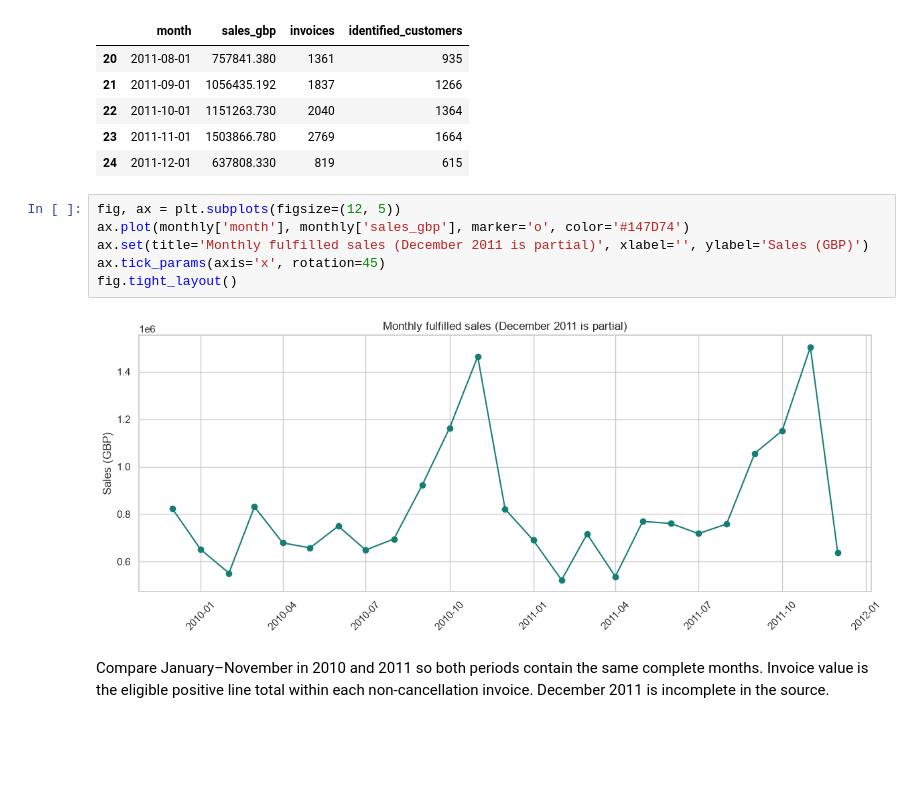
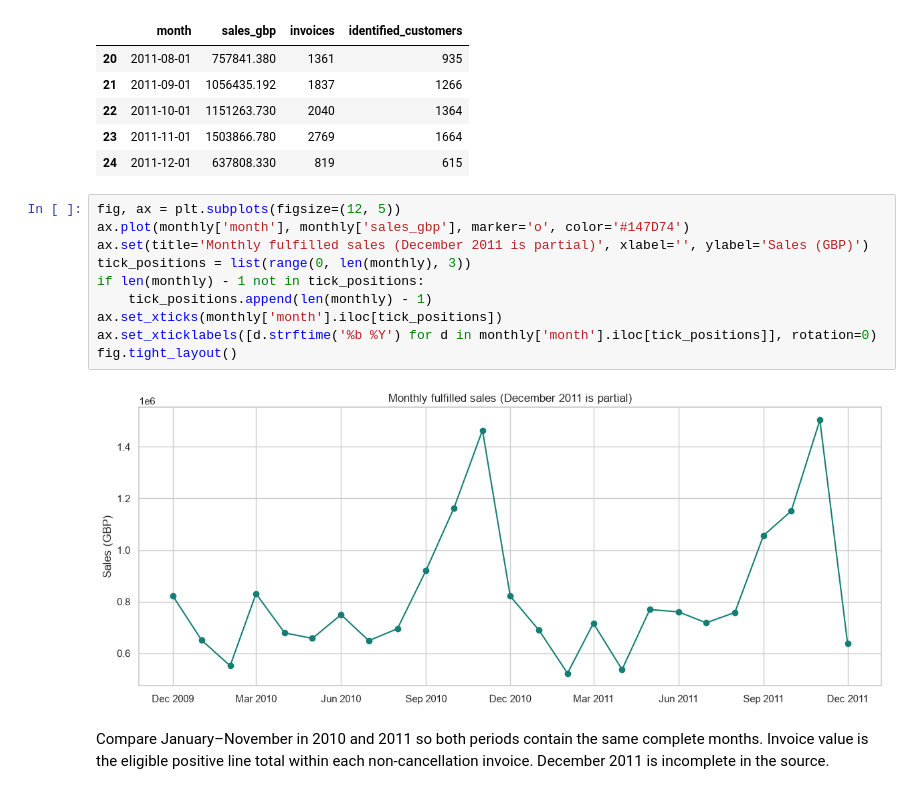
Before and after one commit to nkantadanieletop-jpg/online-retail-growth-analysis, a Jupyter notebook: notebooks/01_retail_growth_analysis.ipynb, the cells around one changed output. Drawn from its saved outputs; the diff is of its cells as text; blank space fills up the shorter version.

Commit message:
Improve analysis chart readability

```diff
--- a/notebooks/01_retail_growth_analysis.ipynb
+++ b/notebooks/01_retail_growth_analysis.ipynb
@@ -62,11 +62,15 @@ monthly.tail()
 # %%
 fig, ax = plt.subplots(figsize=(12, 5))
 ax.plot(monthly['month'], monthly['sales_gbp'], marker='o', color='#147D74')
 ax.set(title='Monthly fulfilled sales (December 2011 is partial)', xlabel='', ylabel='Sales (GBP)')
-ax.tick_params(axis='x', rotation=45)
+tick_positions = list(range(0, len(monthly), 3))
+if len(monthly) - 1 not in tick_positions:
+    tick_positions.append(len(monthly) - 1)
+ax.set_xticks(monthly['month'].iloc[tick_positions])
+ax.set_xticklabels([d.strftime('%b %Y') for d in monthly['month'].iloc[tick_positions]], rotation=0)
 fig.tight_layout()
 # %% [output]
-[figure, old version]
+[figure, new version]
 # %% [markdown]
 Compare January–November in 2010 and 2011 so both periods contain the same complete months. Invoice value is the eligible positive line total within each non-cancellation invoice. December 2011 is incomplete in the source.
 # %%
```
Also changed, not shown: parts of 2 cells of this notebook.
